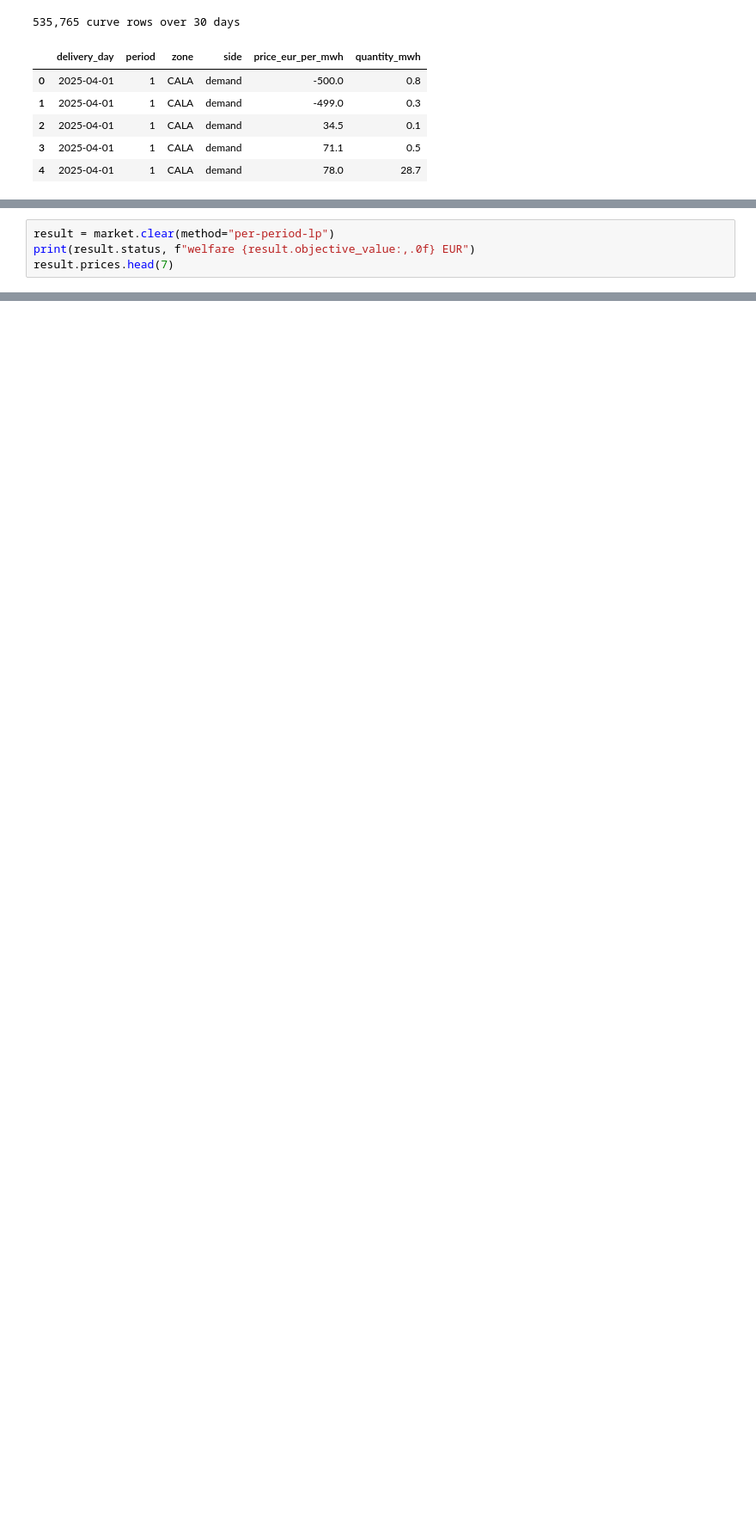
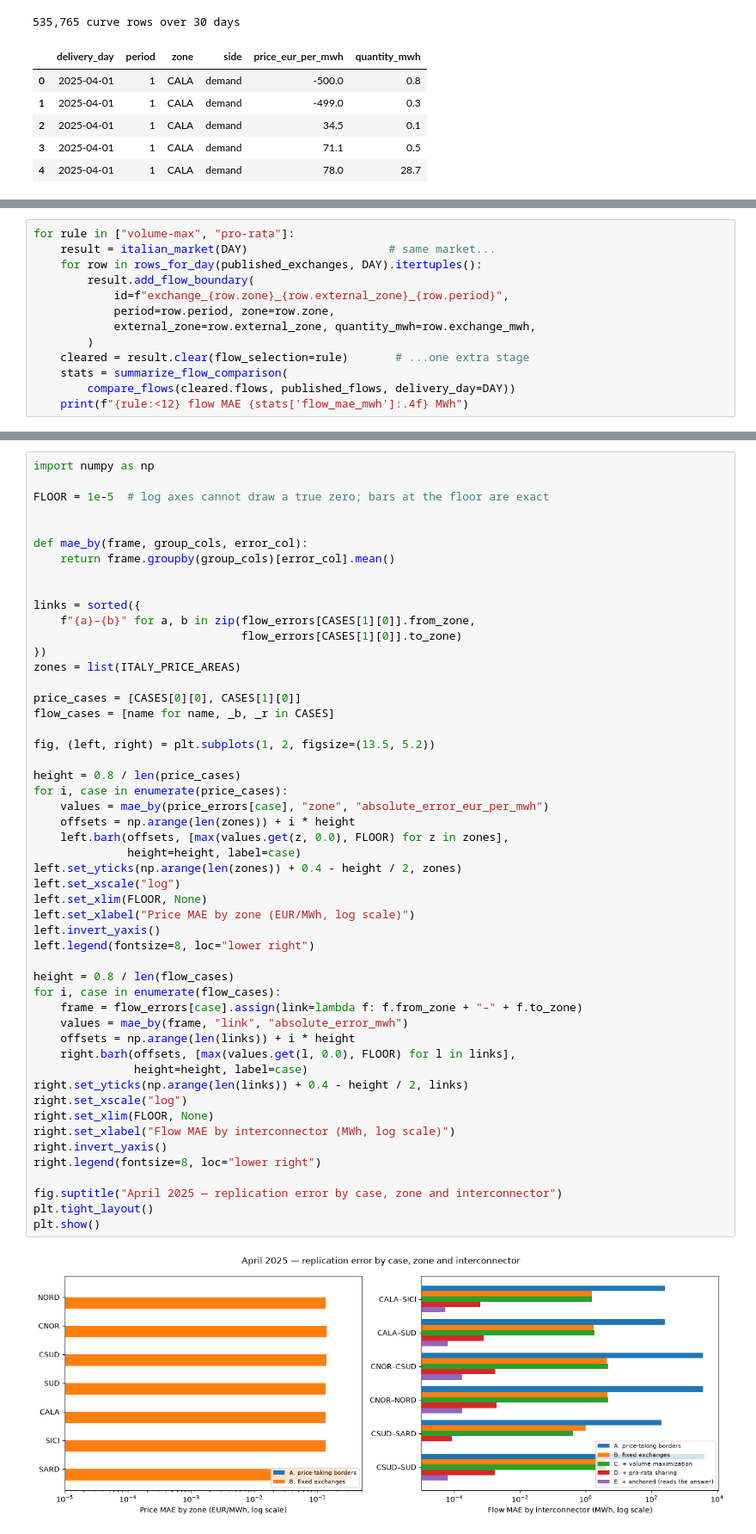
Before and after one commit to rebase-energy/OpenEUPHEMIA, a Jupyter notebook: examples/italy_april_2025.ipynb, the cells around one changed output, grey strips where cells are left out. Shown at 86% size. Saved outputs shown, nothing was run; the diff lists cells and outputs as text; blank space fills up the shorter version.

```diff
--- a/examples/italy_april_2025.ipynb
+++ b/examples/italy_april_2025.ipynb
@@ -232,4 +85,0 @@ the balance constraints, which is exactly how EUPHEMIA defines them.
-# %%
-result = market.clear(method="per-period-lp")
-print(result.status, f"welfare {result.objective_value:,.0f} EUR")
-result.prices.head(7)
@@ -436,0 +311,13 @@ preparing them and proving the clearing reproduces what was published.
+# %%
+for rule in ["volume-max", "pro-rata"]:
+    result = italian_market(DAY)                     # same market...
+    for row in rows_for_day(published_exchanges, DAY).itertuples():
+        result.add_flow_boundary(
+            id=f"exchange_{row.zone}_{row.external_zone}_{row.period}",
+            period=row.period, zone=row.zone,
+            external_zone=row.external_zone, quantity_mwh=row.exchange_mwh,
+        )
+    cleared = result.clear(flow_selection=rule)       # ...one extra stage
+    stats = summarize_flow_comparison(
+        compare_flows(cleared.flows, published_flows, delivery_day=DAY))
+    print(f"{rule:<12} flow MAE {stats['flow_mae_mwh']:.4f} MWh")
@@ -436,0 +412,53 @@ preparing them and proving the clearing reproduces what was published.
+# %%
+import numpy as np
+
+FLOOR = 1e-5  # log axes cannot draw a true zero; bars at the floor are exact
+
+
+def mae_by(frame, group_cols, error_col):
+    return frame.groupby(group_cols)[error_col].mean()
+
+
+links = sorted({
+    f"{a}–{b}" for a, b in zip(flow_errors[CASES[1][0]].from_zone,
+                               flow_errors[CASES[1][0]].to_zone)
+})
+zones = list(ITALY_PRICE_AREAS)
+
+price_cases = [CASES[0][0], CASES[1][0]]
+flow_cases = [name for name, _b, _r in CASES]
+
+fig, (left, right) = plt.subplots(1, 2, figsize=(13.5, 5.2))
+
+height = 0.8 / len(price_cases)
+for i, case in enumerate(price_cases):
+    values = mae_by(price_errors[case], "zone", "absolute_error_eur_per_mwh")
+    offsets = np.arange(len(zones)) + i * height
+    left.barh(offsets, [max(values.get(z, 0.0), FLOOR) for z in zones],
+              height=height, label=case)
+left.set_yticks(np.arange(len(zones)) + 0.4 - height / 2, zones)
+left.set_xscale("log")
+left.set_xlim(FLOOR, None)
+left.set_xlabel("Price MAE by zone (EUR/MWh, log scale)")
+left.invert_yaxis()
+left.legend(fontsize=8, loc="lower right")
+
+height = 0.8 / len(flow_cases)
+for i, case in enumerate(flow_cases):
+    frame = flow_errors[case].assign(link=lambda f: f.from_zone + "–" + f.to_zone)
+    values = mae_by(frame, "link", "absolute_error_mwh")
+    offsets = np.arange(len(links)) + i * height
+    right.barh(offsets, [max(values.get(l, 0.0), FLOOR) for l in links],
+               height=height, label=case)
+right.set_yticks(np.arange(len(links)) + 0.4 - height / 2, links)
+right.set_xscale("log")
+right.set_xlim(FLOOR, None)
+right.set_xlabel("Flow MAE by interconnector (MWh, log scale)")
+right.invert_yaxis()
+right.legend(fontsize=8, loc="lower right")
+
+fig.suptitle("April 2025 — replication error by case, zone and interconnector")
+plt.tight_layout()
+plt.show()
+# %% [output]
+[figure, added]
```
Also changed, not shown: parts of 41 cells of this notebook, 15 other files.
